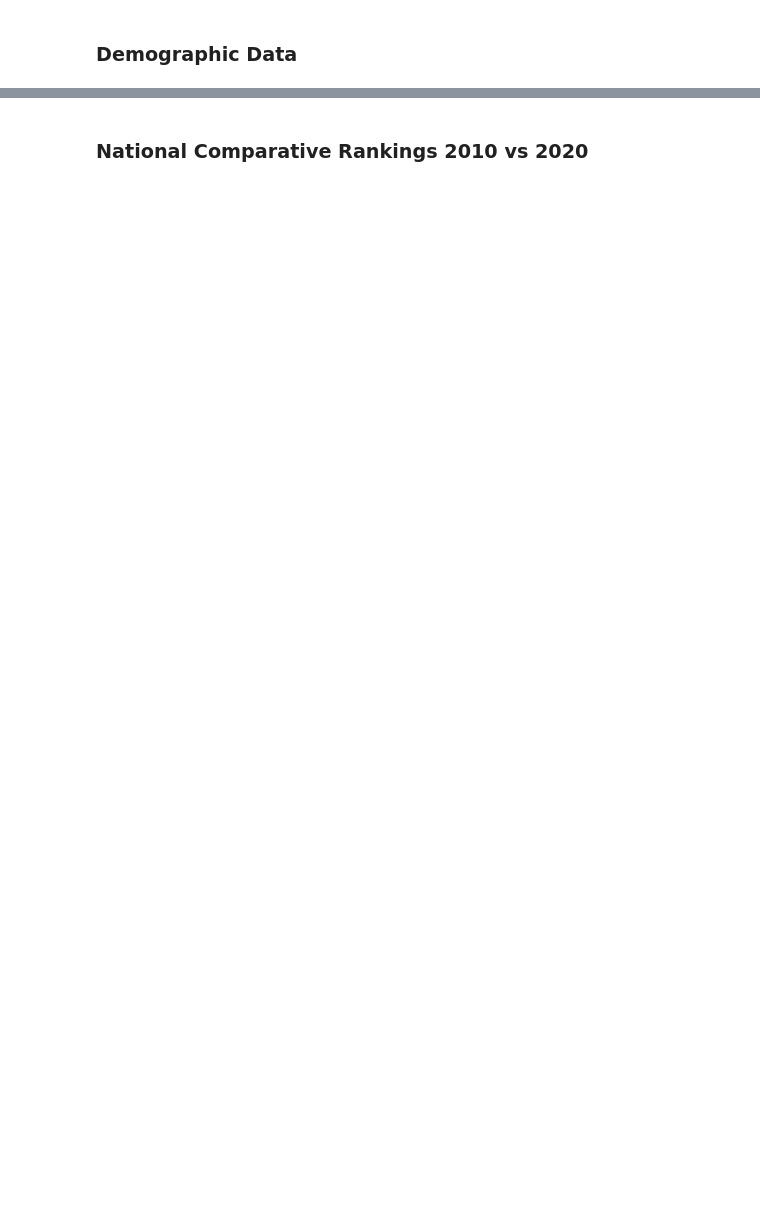
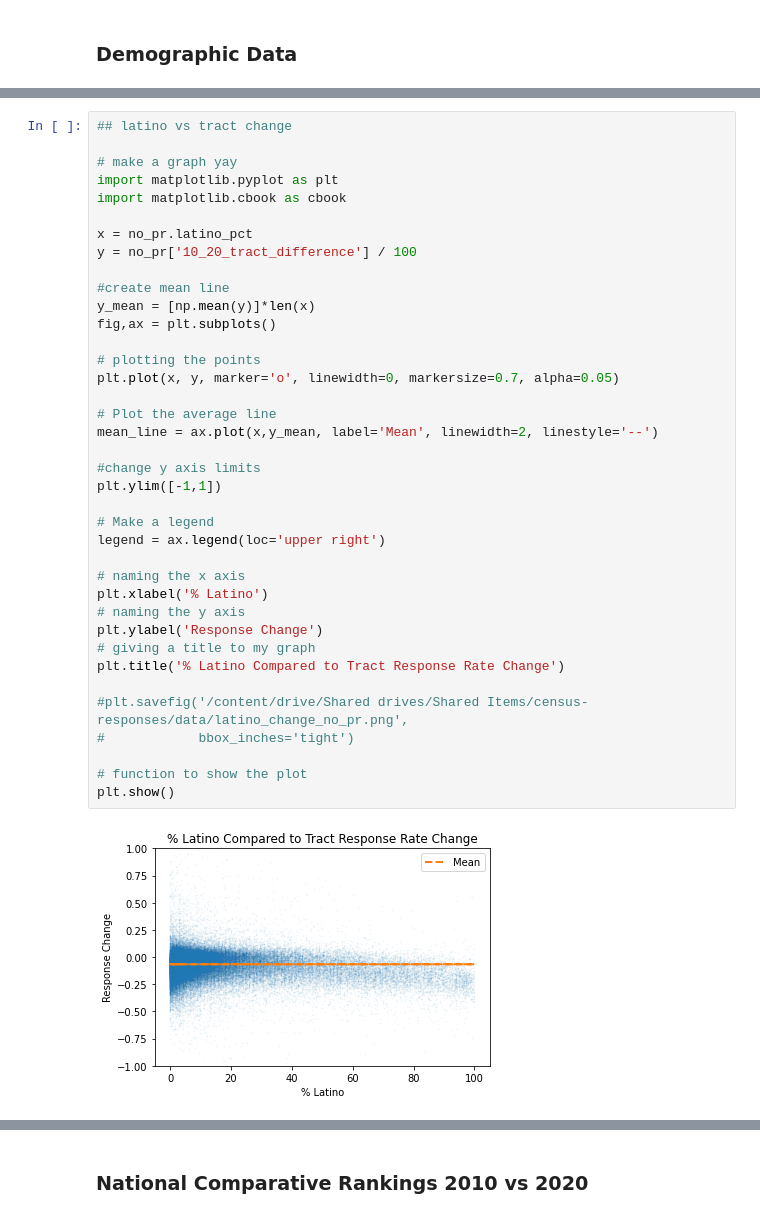
Before and after one commit to tdiffendal/USAT, a Jupyter notebook: census-responses/census_responses_colab.ipynb, the cells around one changed output, grey strips where cells are left out. Cells and saved outputs as stored; diff of their text form; blank space fills up the shorter version.

```diff
--- a/census-responses/census_responses_colab.ipynb
+++ b/census-responses/census_responses_colab.ipynb
@@ -468,0 +930,40 @@ lowest
+# %%
+## latino vs tract change
+
+# make a graph yay
+import matplotlib.pyplot as plt
+import matplotlib.cbook as cbook
+
+x = no_pr.latino_pct
+y = no_pr['10_20_tract_difference'] / 100
+
+#create mean line
+y_mean = [np.mean(y)]*len(x)
+fig,ax = plt.subplots()
+
+# plotting the points
+plt.plot(x, y, marker='o', linewidth=0, markersize=0.7, alpha=0.05)
+
+# Plot the average line
+mean_line = ax.plot(x,y_mean, label='Mean', linewidth=2, linestyle='--')
+
+#change y axis limits
+plt.ylim([-1,1])
+
+# Make a legend
+legend = ax.legend(loc='upper right')
+
+# naming the x axis
+plt.xlabel('% Latino')
+# naming the y axis
+plt.ylabel('Response Change')
+# giving a title to my graph
+plt.title('% Latino Compared to Tract Response Rate Change')
+
+#plt.savefig('/content/drive/Shared drives/Shared Items/census-responses/data/latino_change_no_pr.png',
+#            bbox_inches='tight')
+
+# function to show the plot
+plt.show()
+# %% [output]
+[figure, added]
```
Also changed, not shown: parts of 212 cells of this notebook.
